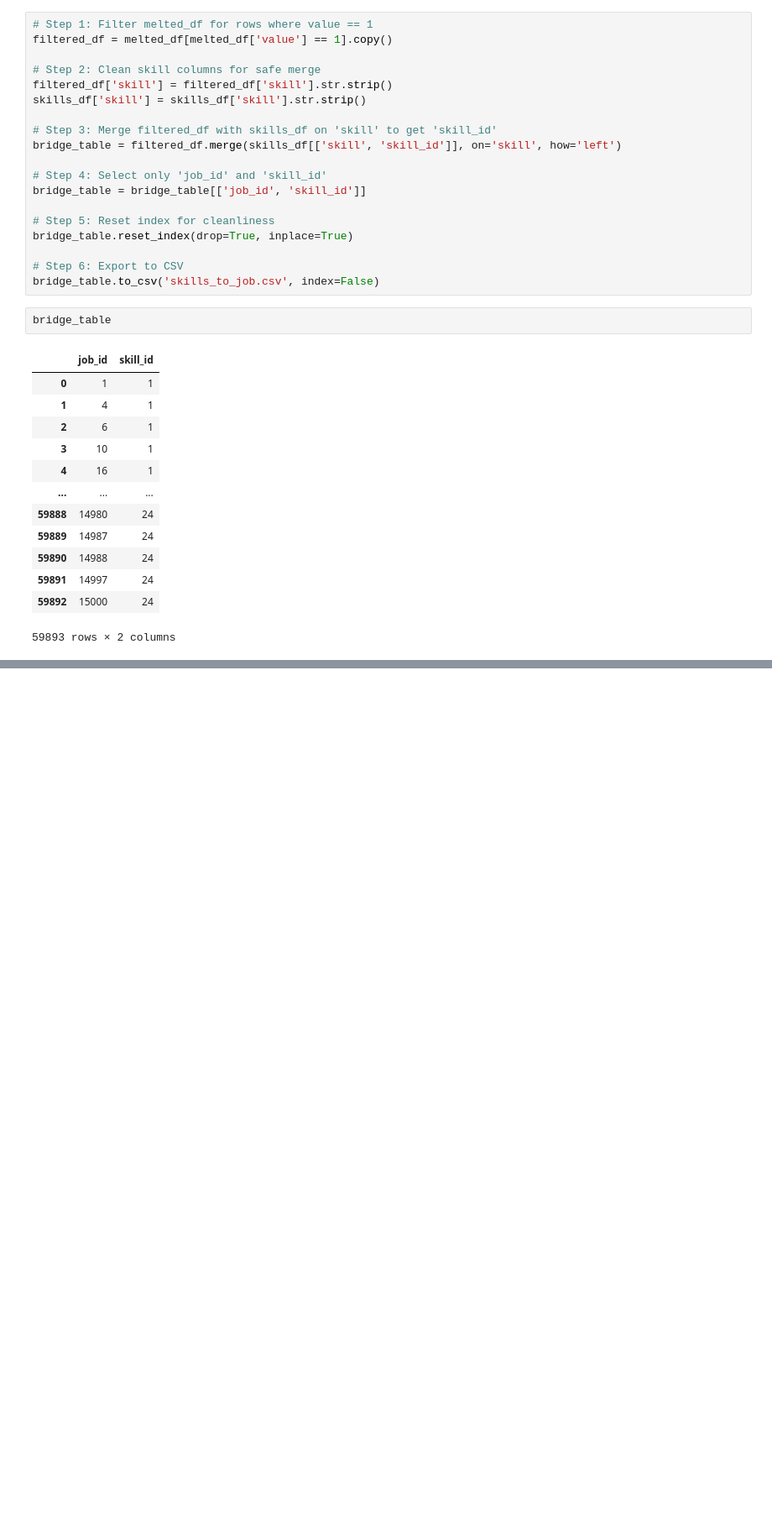
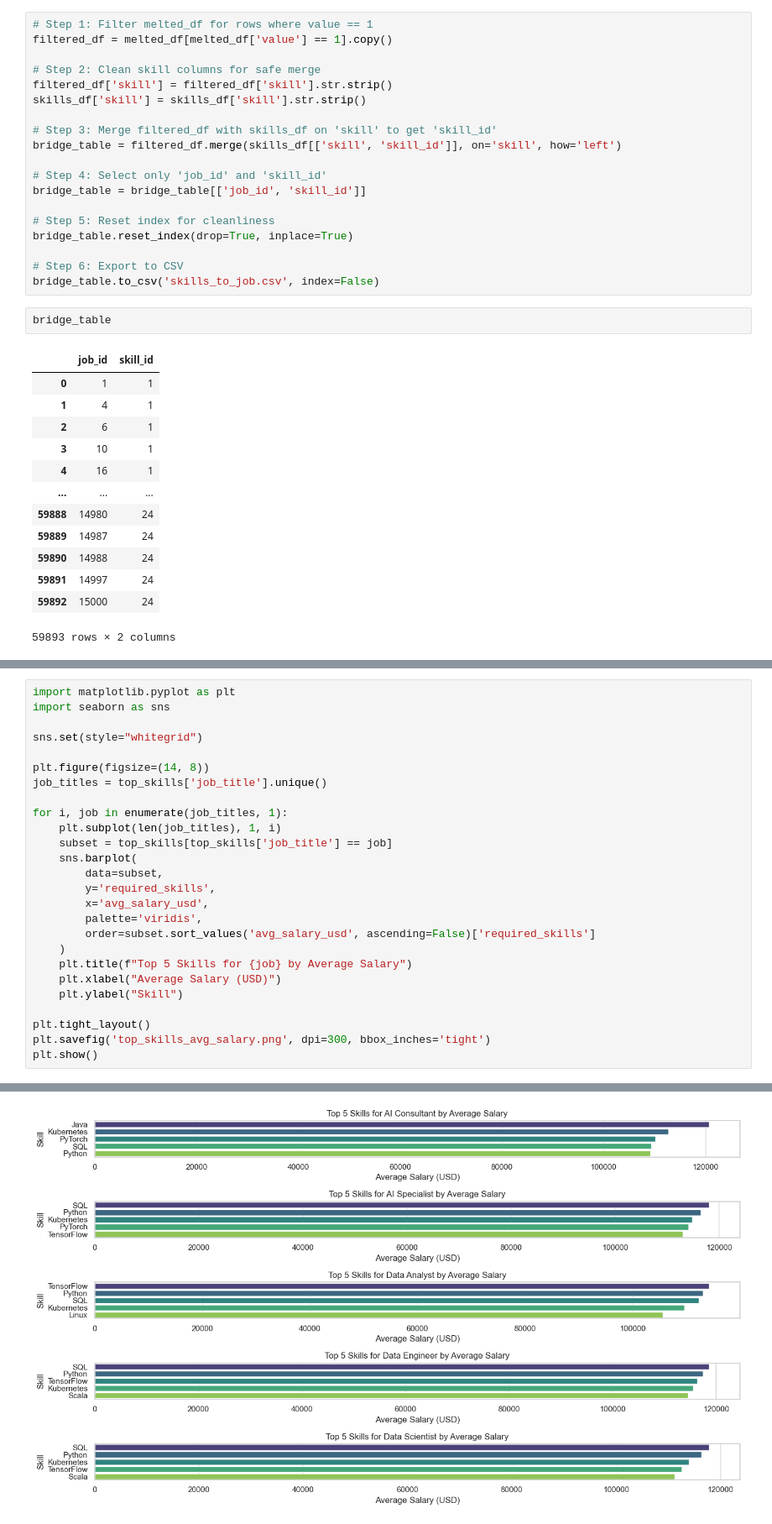
Before and after one commit to isg75/first_project, a Jupyter notebook: notebooks/Clean_Data_And_sql_Miguel.ipynb, the cells around one changed output, grey strips where cells are left out. Shown at 84% size. Drawn from its saved outputs; the diff is of its cells as text; blank space fills up the shorter version.

Commit message:
data to sql and analysos

```diff
--- a/notebooks/Clean_Data_And_sql_Miguel.ipynb
+++ b/notebooks/Clean_Data_And_sql_Miguel.ipynb
@@ -294,0 +560,27 @@ job
+# %%
+import matplotlib.pyplot as plt
+import seaborn as sns
+
+sns.set(style="whitegrid")
+
+plt.figure(figsize=(14, 8))
+job_titles = top_skills['job_title'].unique()
+
+for i, job in enumerate(job_titles, 1):
+    plt.subplot(len(job_titles), 1, i)
+    subset = top_skills[top_skills['job_title'] == job]
+    sns.barplot(
+        data=subset,
+        y='required_skills',
+        x='avg_salary_usd',
+        palette='viridis',
+        order=subset.sort_values('avg_salary_usd', ascending=False)['required_skills']
+    )
+    plt.title(f"Top 5 Skills for {job} by Average Salary")
+    plt.xlabel("Average Salary (USD)")
+    plt.ylabel("Skill")
+
+plt.tight_layout()
+plt.savefig('top_skills_avg_salary.png', dpi=300, bbox_inches='tight')
+plt.show()
+# %% [output]
@@ -294,0 +606 @@ job
+[figure, added]
```
Also changed, not shown: parts of 15 cells of this notebook, 8 other files.
